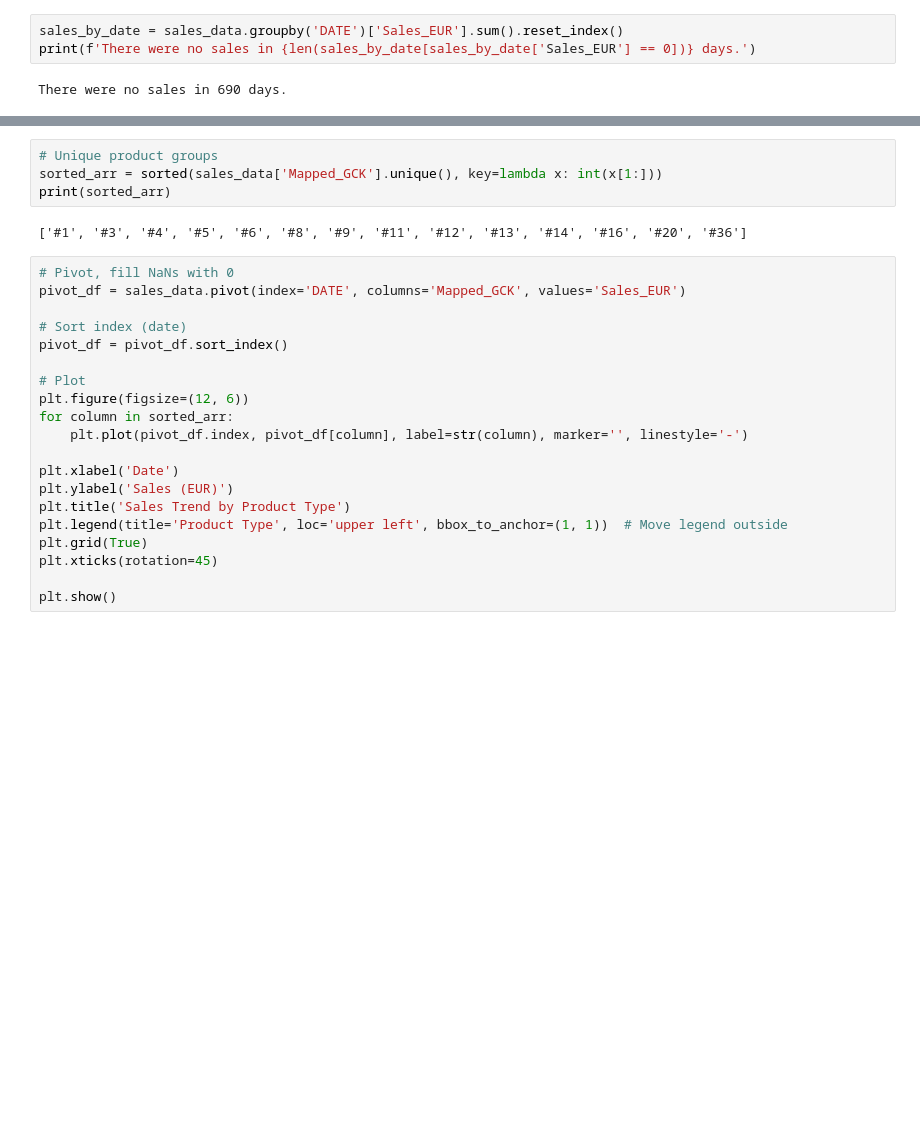
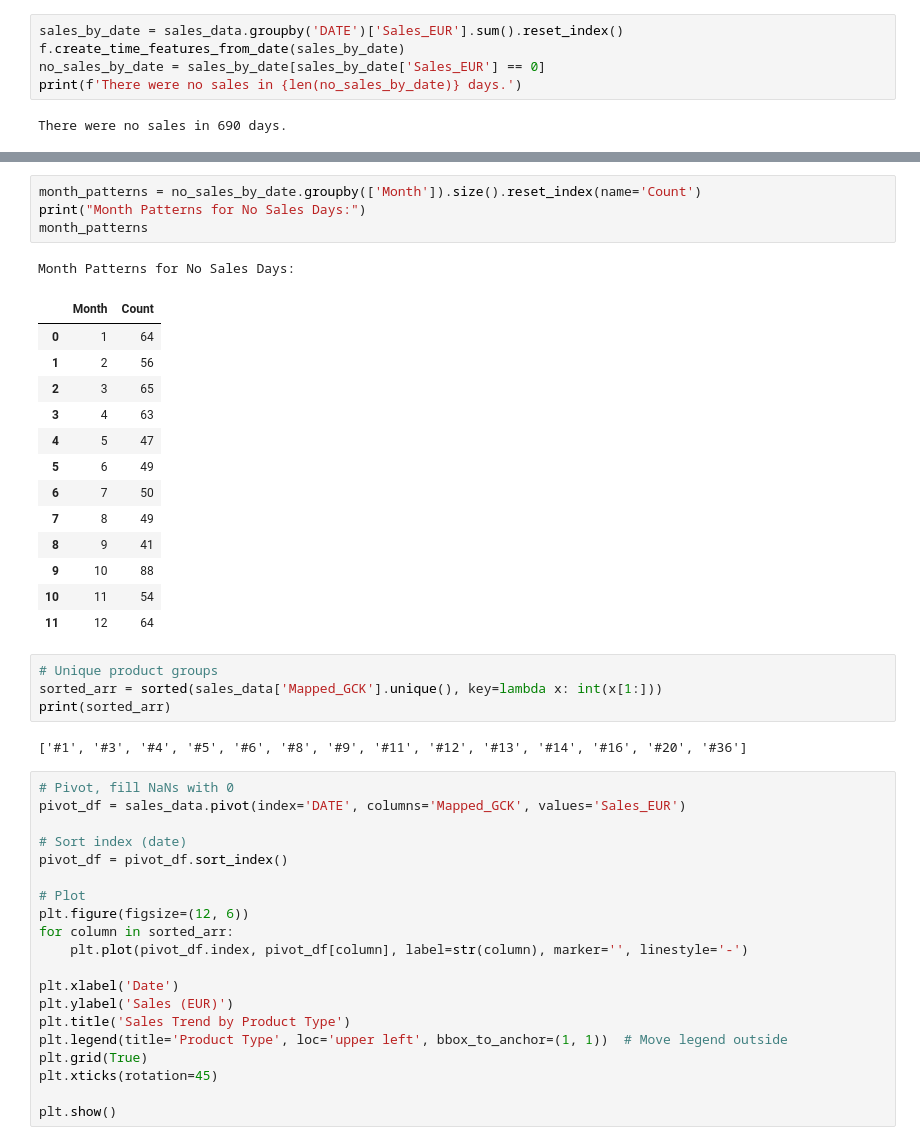
Before and after one commit to MGN19/Siemens-forecast, a Jupyter notebook: explore.ipynb, the cells around one changed output, grey strips where cells are left out. Drawn from its saved outputs; the diff is of its cells as text; blank space fills up the shorter version.

Commit message:
exploring days with no sales

```diff
--- a/explore.ipynb
+++ b/explore.ipynb
@@ -458,6 +458,8 @@ sales_data["IsHoliday"] = sales_data["DATE"].apply(lambda x: 1 if x in german_ho
 ### No sales in all products
 # %%
 sales_by_date = sales_data.groupby('DATE')['Sales_EUR'].sum().reset_index()
-print(f'There were no sales in {len(sales_by_date[sales_by_date['Sales_EUR'] == 0])} days.')
+f.create_time_features_from_date(sales_by_date)
+no_sales_by_date = sales_by_date[sales_by_date['Sales_EUR'] == 0]
+print(f'There were no sales in {len(no_sales_by_date)} days.')
 # %% [output]
 There were no sales in 690 days.
@@ -488,3 +512,22 @@ f.plot_nr_sales_by_day_of_week(sales_by_date)
+# %%
+month_patterns = no_sales_by_date.groupby(['Month']).size().reset_index(name='Count')
+print("Month Patterns for No Sales Days:")
+month_patterns
+# %% [output]
+Month Patterns for No Sales Days:
+|  | Month | Count |
+| 0 | 1 | 64 |
+| 1 | 2 | 56 |
+| 2 | 3 | 65 |
+| 3 | 4 | 63 |
+| 4 | 5 | 47 |
+| 5 | 6 | 49 |
+| 6 | 7 | 50 |
+| 7 | 8 | 49 |
+| 8 | 9 | 41 |
+| 9 | 10 | 88 |
+| 10 | 11 | 54 |
+| 11 | 12 | 64 |
 # %%
 # Unique product groups
 sorted_arr = sorted(sales_data['Mapped_GCK'].unique(), key=lambda x: int(x[1:]))
```
Also changed, not shown: parts of 6 cells of this notebook.
